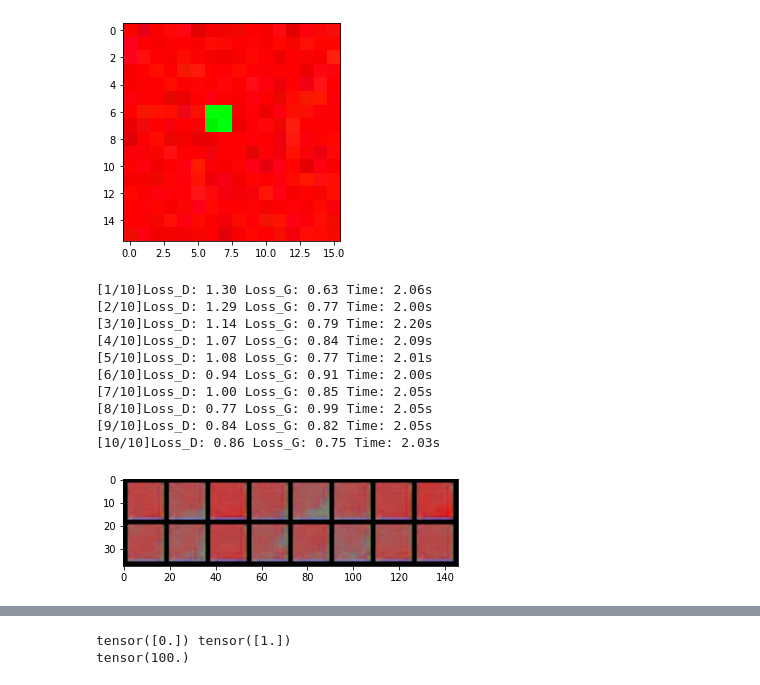
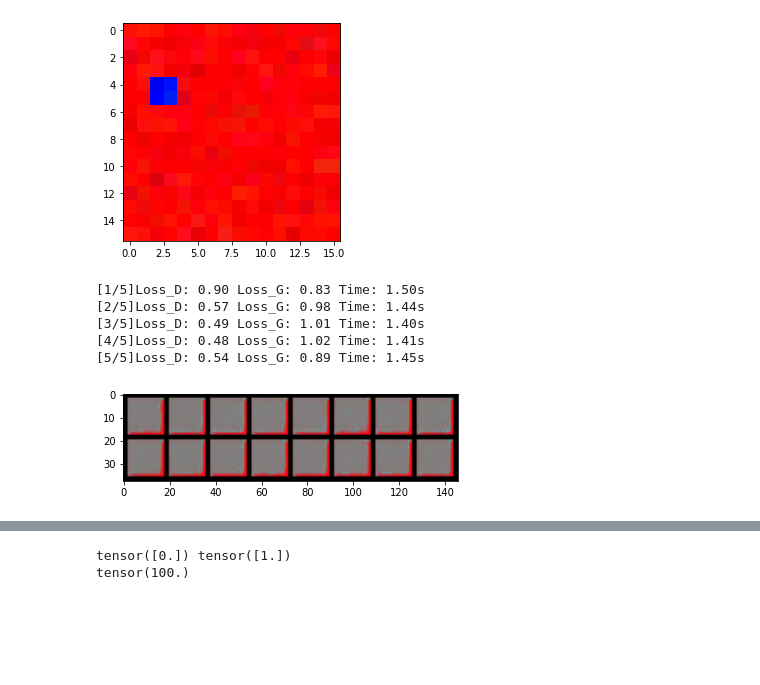
Before and after one commit to AustinXY/pconv-toy, a Jupyter notebook: pconv-toy.ipynb, the cells around one changed output, grey strips where cells are left out. Drawn from its saved outputs; the diff is of its cells as text; code cells hidden in the pictures; blank space fills up the shorter version.

```diff
--- a/pconv-toy.ipynb
+++ b/pconv-toy.ipynb
@@ -84,13 +84,13 @@ class D(nn.Module):
         """
         x_code = self.from_rgb(x_var)                 # 16 * 16 * 16
         x_code, mask = self.downblock1(x_code, mask)  # 32 * 8 * 8
-        if mk_f:
+        if mk_f and mask is not None:
           print(mask[0])
         x_code, mask = self.downblock2(x_code, mask)  # 64 * 4 * 4
-        if mk_f:
+        if mk_f and mask is not None:
           print(mask[0])
         rf_score, mask = self.uncond_logits(x_code, mask)
-        if mk_f:
+        if mk_f and mask is not None:
           print(mask[0])
         rf_score = F.sigmoid(rf_score)
         return rf_score.view(-1)
@@ -374,7 +376,7 @@ def train_img_gen(mask_size=-1):
     noise.data.normal_(0, 1)
 
     img[y1: y2 + 1, x1: x2 + 1, 0] = 0
-    img[y1: y2 + 1, x1: x2 + 1, 1] = 255
+    img[y1: y2 + 1, x1: x2 + 1, 2] = 255
     # print(x1,y1,x2,y2)
     img = Image.fromarray(img)
     mk = torch.ones((1, imsize, imsize))
@@ -412,13 +443,13 @@ def prepare_data(batch_size, mask_size):
 im, _ = prepare_data(1,2)
 imshow(im[0])
 # %% [output]
-[figure, old version]
+[figure, new version]
 # %%
 nz = 64
 ngf = 64
 ndf = 64
 batch_size = 16
-mask_size = 4
+mask_size = 8
 # use regular convolution
 reg_conv = False
 amflag = False
@@ -436,7 +467,7 @@ optG = optim.Adam(netG.parameters(),
                   betas=(0.5, 0.999))
 criterion_one = nn.BCELoss().cuda()
 # %%
-max_count = 1001
+max_count = 501
 
 ep = 0
 netG.train()
@@ -458,42 +489,37 @@ for count in range(1, max_count):
     fake_labels = torch.zeros_like(fake_logits)
     real_labels = torch.ones_like(real_logits)
     errD_real = criterion_one(real_logits, real_labels) # Real/Fake loss for the real image
     # print(errD_real)
     errD_fake = criterion_one(fake_logits, fake_labels) # Real/Fake loss for the fake image
     # print(errD_fake)
     errD = errD_real + errD_fake
     errD.backward()
     optD.step()
 
     # train G
     netG.zero_grad()
     netD.zero_grad()
     # _, mks = prepare_data(batch_size, mask_size)
     fake_logits = netD(fake_ims)
     real_labels = torch.ones_like(fake_logits)
     errG = criterion_one(fake_logits, real_labels)
     errG.backward()
     optG.step()
 
     if count % 100 == 0:
         ep += 1
         end_t = time.time()
         print('[%d/%d]Loss_D: %.2f Loss_G: %.2f Time: %.2fs'
               % (ep, int(max_count/100),
                 errD.item(), errG.item(),
                 end_t - start_t))
         imshow(fake_ims)
         start_t = time.time()
 # %% [output]
-[1/10]Loss_D: 1.30 Loss_G: 0.63 Time: 2.06s
-[2/10]Loss_D: 1.29 Loss_G: 0.77 Time: 2.00s
-[3/10]Loss_D: 1.14 Loss_G: 0.79 Time: 2.20s
-[4/10]Loss_D: 1.07 Loss_G: 0.84 Time: 2.09s
-[5/10]Loss_D: 1.08 Loss_G: 0.77 Time: 2.01s
-[6/10]Loss_D: 0.94 Loss_G: 0.91 Time: 2.00s
-[7/10]Loss_D: 1.00 Loss_G: 0.85 Time: 2.05s
-[8/10]Loss_D: 0.77 Loss_G: 0.99 Time: 2.05s
-[9/10]Loss_D: 0.84 Loss_G: 0.82 Time: 2.05s
-[10/10]Loss_D: 0.86 Loss_G: 0.75 Time: 2.03s
+[1/5]Loss_D: 0.90 Loss_G: 0.83 Time: 1.50s
+[2/5]Loss_D: 0.57 Loss_G: 0.98 Time: 1.44s
+[3/5]Loss_D: 0.49 Loss_G: 1.01 Time: 1.40s
+[4/5]Loss_D: 0.48 Loss_G: 1.02 Time: 1.41s
+[5/5]Loss_D: 0.54 Loss_G: 0.89 Time: 1.45s
-[figure, old version]
+[figure, new version]
 # %%
```
Also changed, not shown: parts of 8 cells of this notebook.
